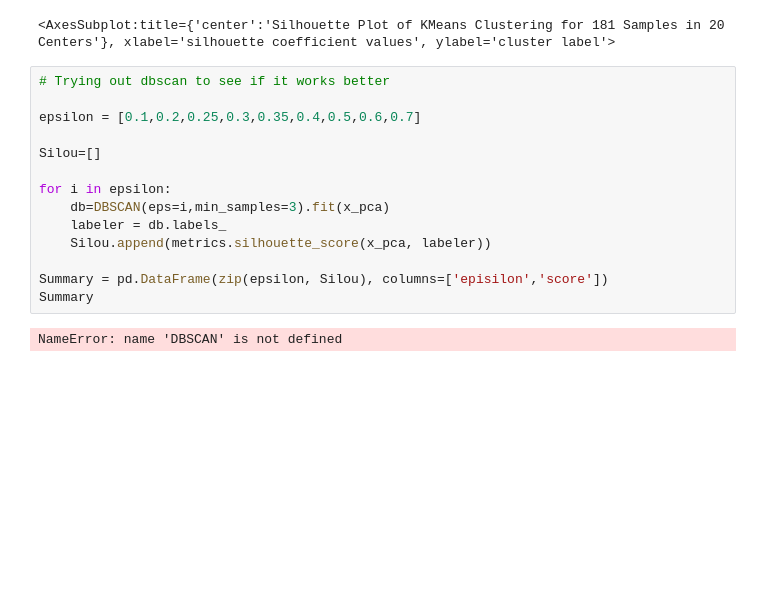
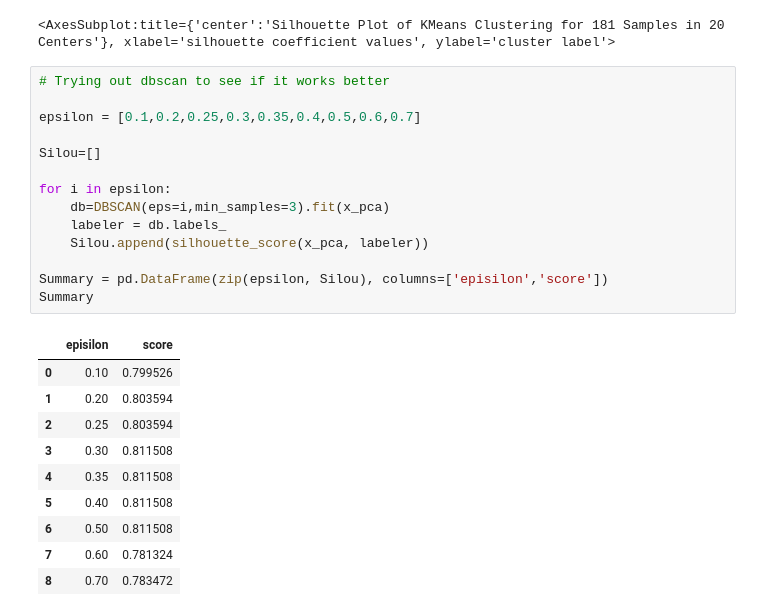
Before and after one commit to Sharonngupta/CapStone, a Jupyter notebook: Primary School Registration.ipynb, the cells around one changed output. Drawn from its saved outputs; the diff is of its cells as text; blank space fills up the shorter version.

```diff
--- a/Primary School Registration.ipynb
+++ b/Primary School Registration.ipynb
@@ -292,16 +292,25 @@ visualizer.show()
 # %%
 # Trying out dbscan to see if it works better
 
 epsilon = [0.1,0.2,0.25,0.3,0.35,0.4,0.5,0.6,0.7]
 
 Silou=[]
 
 for i in epsilon:
     db=DBSCAN(eps=i,min_samples=3).fit(x_pca)
     labeler = db.labels_
-    Silou.append(metrics.silhouette_score(x_pca, labeler))
+    Silou.append(silhouette_score(x_pca, labeler))
 
 Summary = pd.DataFrame(zip(epsilon, Silou), columns=['episilon','score'])
 Summary
 # %% [output]
-NameError: name 'DBSCAN' is not defined
+|  | episilon | score |
+| 0 | 0.10 | 0.799526 |
+| 1 | 0.20 | 0.803594 |
+| 2 | 0.25 | 0.803594 |
+| 3 | 0.30 | 0.811508 |
+| 4 | 0.35 | 0.811508 |
+| 5 | 0.40 | 0.811508 |
+| 6 | 0.50 | 0.811508 |
+| 7 | 0.60 | 0.781324 |
+| 8 | 0.70 | 0.783472 |
```
Also changed, not shown: parts of 1 cell of this notebook.
